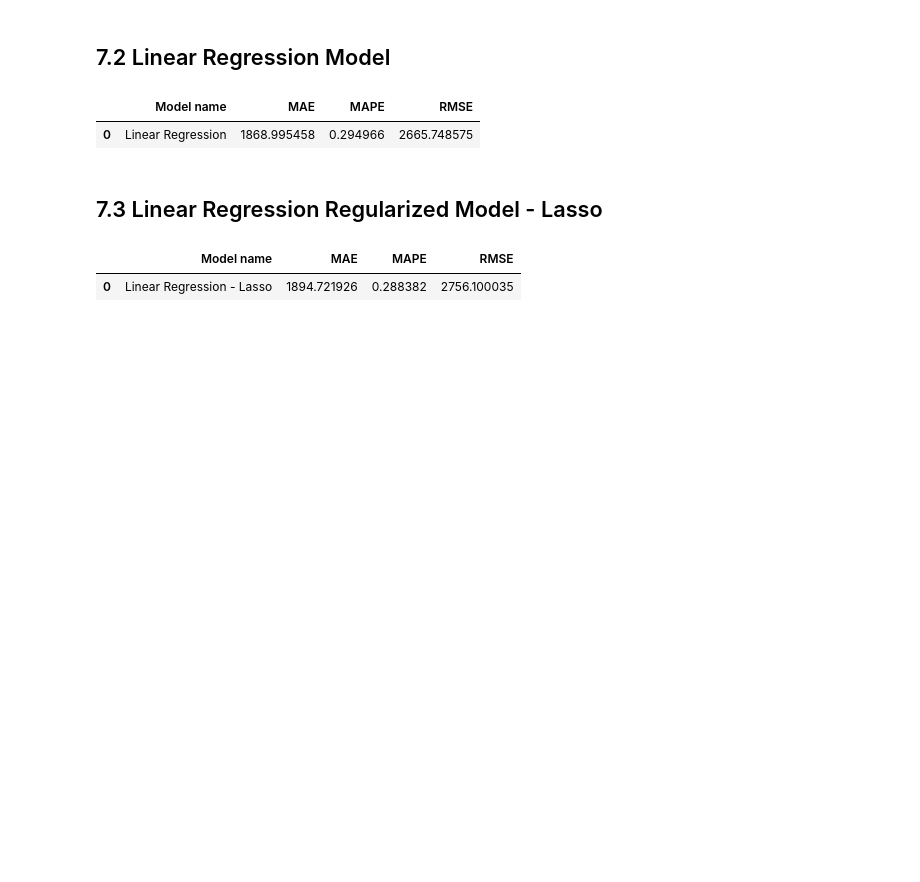
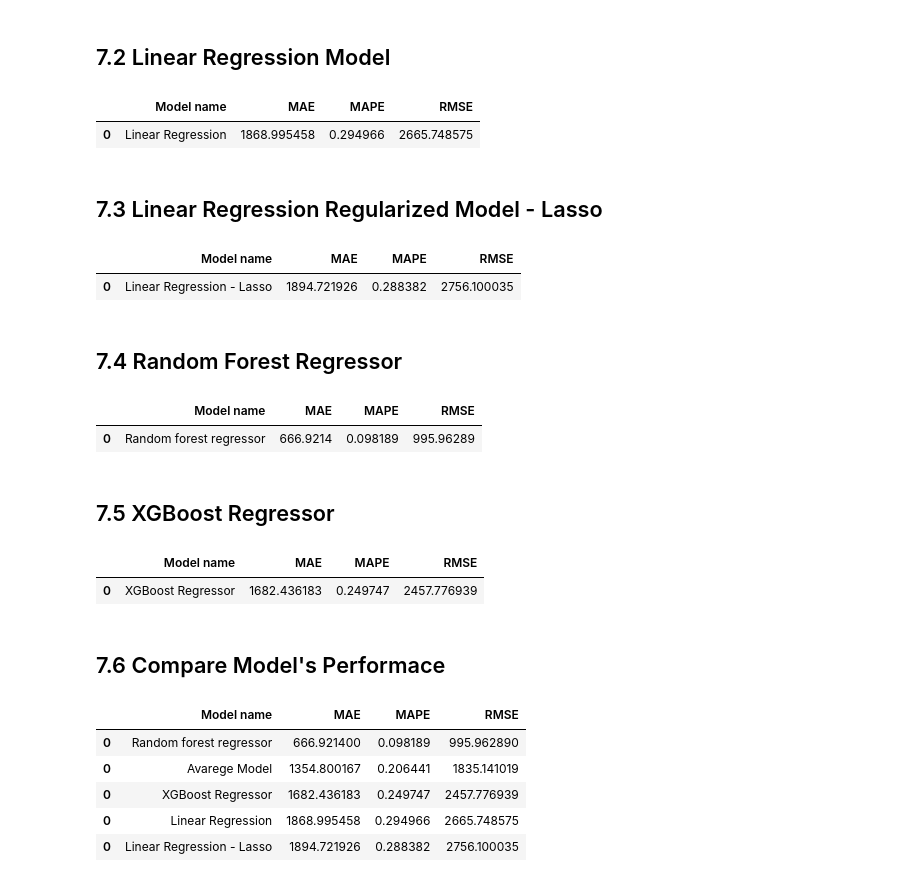
Before and after one commit to Eduardo7copasx/DS_producao, a Jupyter notebook: Projeto/projeto.ipynb, the cells around one changed output. Cells and saved outputs as stored; diff of their text form; code cells hidden in the pictures; blank space fills up the shorter version.

Commit message:
Adicionado modelos não lineares ao projeto

```diff
--- a/Projeto/projeto.ipynb
+++ b/Projeto/projeto.ipynb
@@ -1083,3 +1085,53 @@ lrr_result
 # %% [output]
 |  | Model name | MAE | MAPE | RMSE |
 | 0 | Linear Regression - Lasso | 1894.721926 | 0.288382 | 2756.100035 |
+# %% [markdown]
+## 7.4 Random Forest Regressor
+# %%
+# Model
+rf = RandomForestRegressor(n_estimators=100, #quantidade de arvores que ele vai criar
+                            n_jobs=-1, # rodar em paralelo
+                            random_state=42).fit( x_train_, y_train)
+
+# Prediction
+yhat_rf = rf.predict(x_test_)
+
+# Performace
+rf_result = ml_error('Random forest regressor', np.expm1(y_test), np.expm1(yhat_rf))
+rf_result
+# %% [output]
+|  | Model name | MAE | MAPE | RMSE |
+| 0 | Random forest regressor | 666.9214 | 0.098189 | 995.96289 |
+# %% [markdown]
+## 7.5 XGBoost Regressor
+# %%
+# Model
+xgb = XGBRegressor(objective='reg:squarederror',
+                   n_estimators=100, #quantidade de arvores que ele vai criar
+                   eta=0.01,
+                   max_depth=10, # maxima profundidade da arvore
+                   subsample=0.7, # é usar uma parte aleatoria do DF, nesse caso 70%, antes de crescer a arvore
+                   colsample_bytree=0.9, #define a fração de colunas/features que o XGBoost vai sortear para construir cada árvore.
+                   ).fit( x_train_, y_train)
+
+# Prediction
+yhat_xgb = xgb.predict(x_test_)
+
+# Performace
+xgb_result = ml_error('XGBoost Regressor', np.expm1(y_test), np.expm1(yhat_xgb))
+xgb_result
+# %% [output]
+|  | Model name | MAE | MAPE | RMSE |
+| 0 | XGBoost Regressor | 1682.436183 | 0.249747 | 2457.776939 |
+# %% [markdown]
+## 7.6 Compare Model's Performace
+# %%
+modelling_result = pd.concat([baseline_result, lr_result, lrr_result, rf_result, xgb_result])
+modelling_result.sort_values('RMSE')
+# %% [output]
+|  | Model name | MAE | MAPE | RMSE |
+| 0 | Random forest regressor | 666.921400 | 0.098189 | 995.962890 |
+| 0 | Avarege Model | 1354.800167 | 0.206441 | 1835.141019 |
+| 0 | XGBoost Regressor | 1682.436183 | 0.249747 | 2457.776939 |
+| 0 | Linear Regression | 1868.995458 | 0.294966 | 2665.748575 |
+| 0 | Linear Regression - Lasso | 1894.721926 | 0.288382 | 2756.100035 |
```
Also changed, not shown: parts of 1 cell of this notebook.
